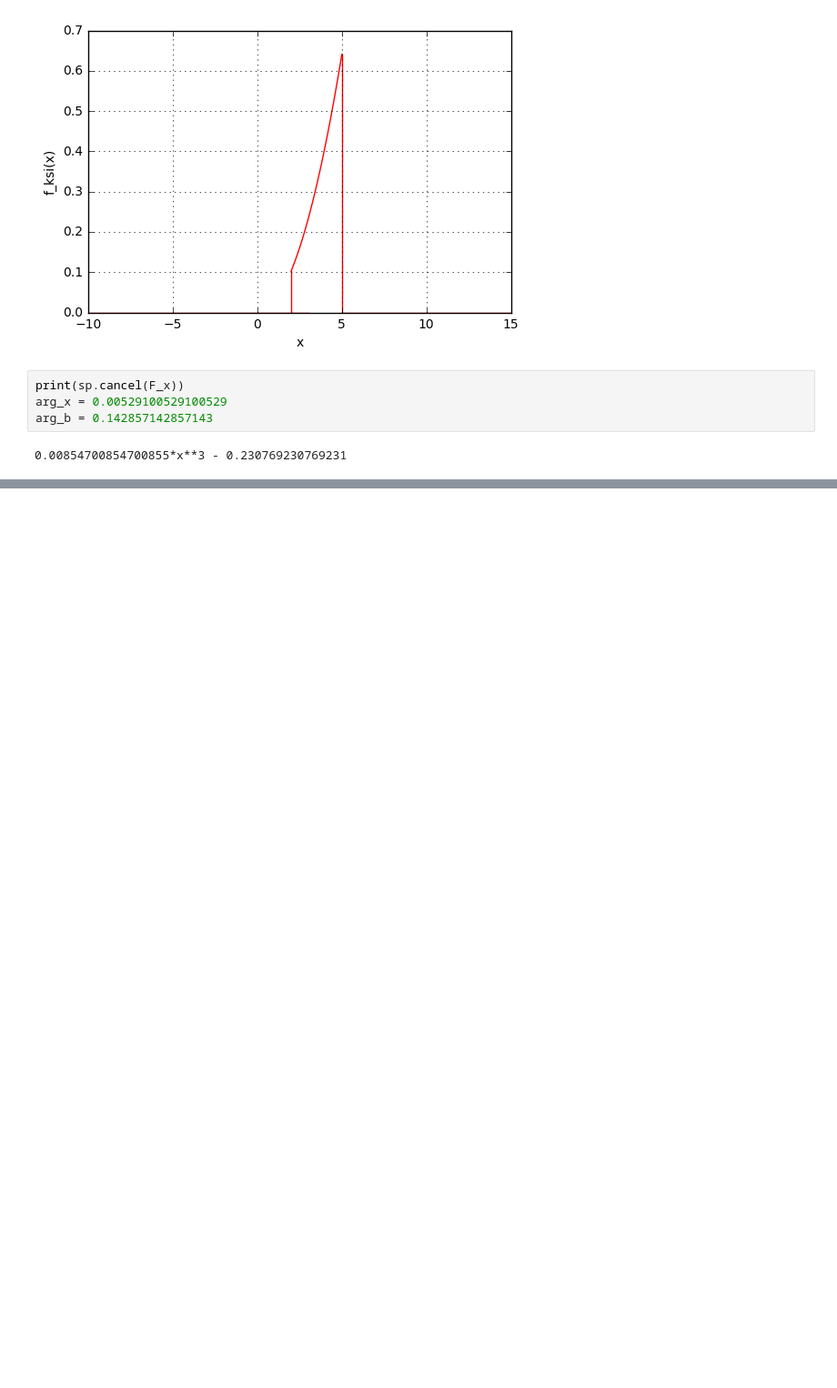
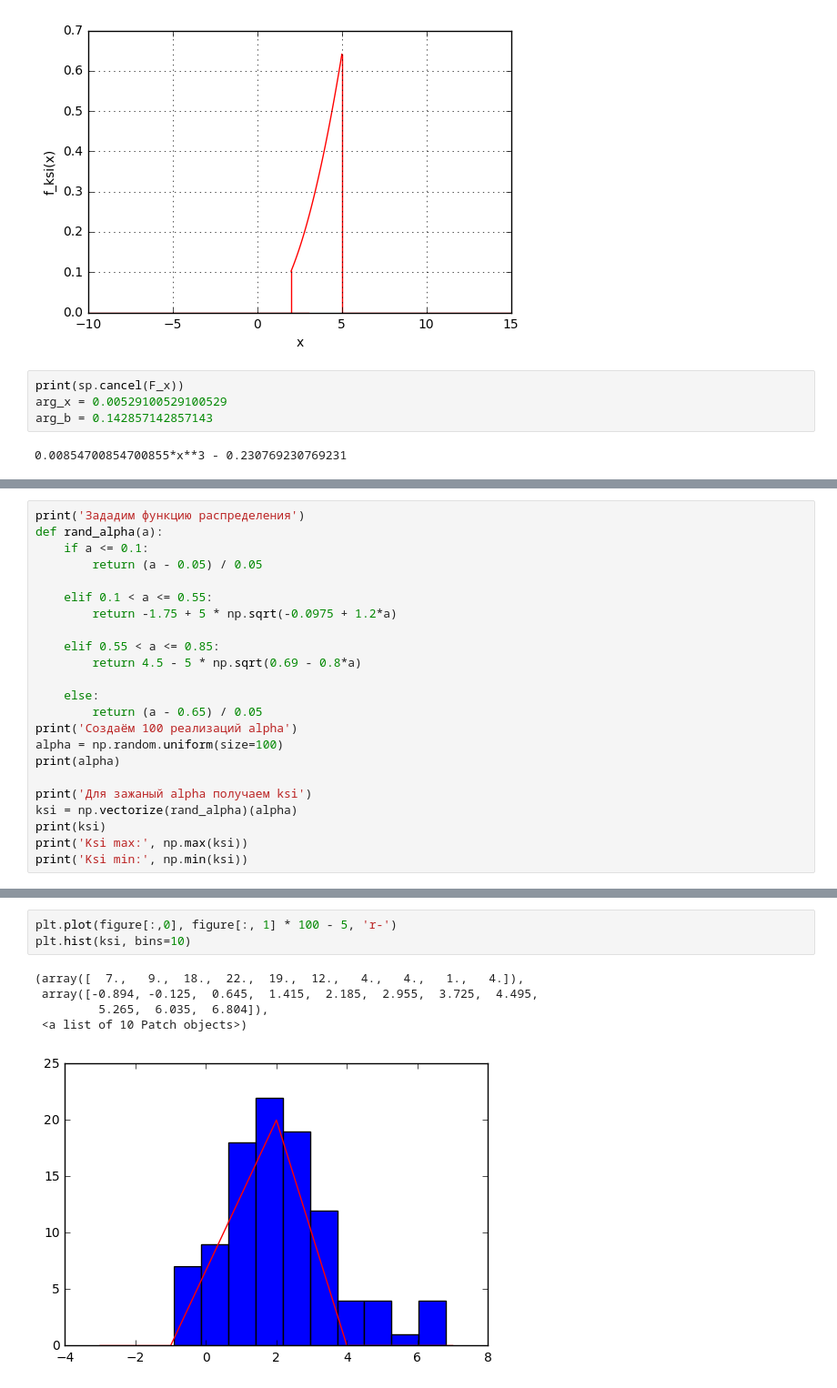
Before and after one commit to pyro-bot/study, a Jupyter notebook: Petrov/lab3.ipynb, the cells around one changed output, grey strips where cells are left out. Shown: that part at 91% size. Saved outputs shown, nothing was run; the diff lists cells and outputs as text; blank space fills up the shorter version.

```diff
--- a/Petrov/lab3.ipynb
+++ b/Petrov/lab3.ipynb
@@ -244,0 +169,23 @@ ValueError: x and y must have same first dimension
+# %%
+print('Зададим функцию распределения')
+def rand_alpha(a):
+    if a <= 0.1:
+        return (a - 0.05) / 0.05
+
+    elif 0.1 < a <= 0.55:
+        return -1.75 + 5 * np.sqrt(-0.0975 + 1.2*a)
+
+    elif 0.55 < a <= 0.85:
+        return 4.5 - 5 * np.sqrt(0.69 - 0.8*a)
+
+    else:
+        return (a - 0.65) / 0.05
+print('Создаём 100 реализаций alpha')
+alpha = np.random.uniform(size=100)
+print(alpha)
+
+print('Для зажаный alpha получаем ksi')
+ksi = np.vectorize(rand_alpha)(alpha)
+print(ksi)
+print('Ksi max:', np.max(ksi))
+print('Ksi min:', np.min(ksi))
@@ -245,3 +210,12 @@ ValueError: x and y must have same first dimension
+# %%
+plt.plot(figure[:,0], figure[:, 1] * 100 - 5, 'r-')
+plt.hist(ksi, bins=10)
+# %% [output]
+(array([  7.,   9.,  18.,  22.,  19.,  12.,   4.,   4.,   1.,   4.]),
+ array([-0.894, -0.125,  0.645,  1.415,  2.185,  2.955,  3.725,  4.495,
+         5.265,  6.035,  6.804]),
+ <a list of 10 Patch objects>)
+[figure, added]
 # %%
 print('---------------------------------')
 print('Задача 3. Моделирование трехмерного нормального вектора.')
```
Also changed, not shown: parts of 7 cells of this notebook, 1 other file.
